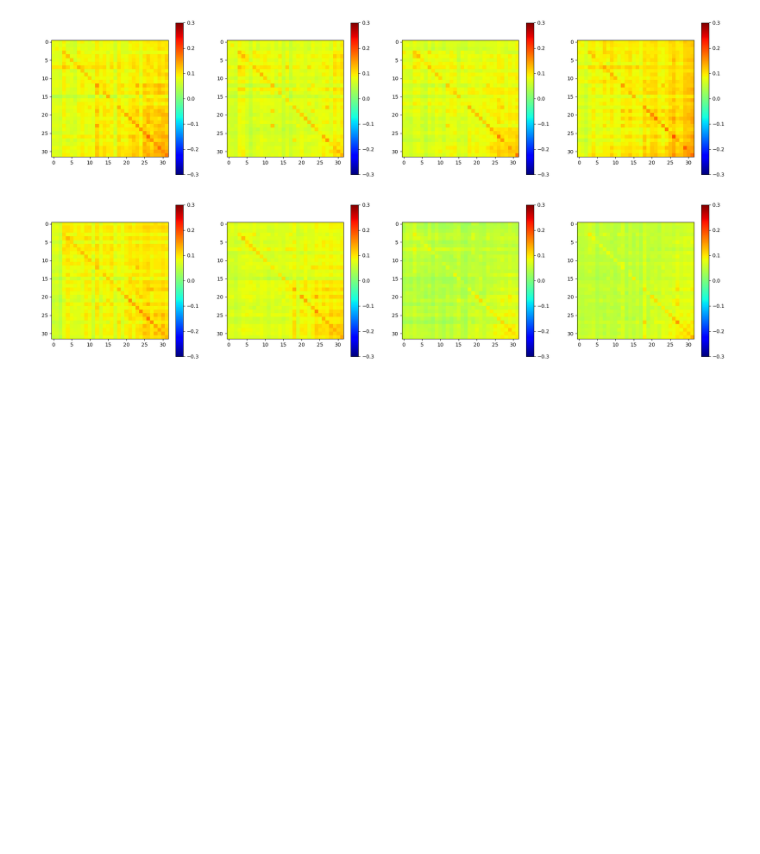
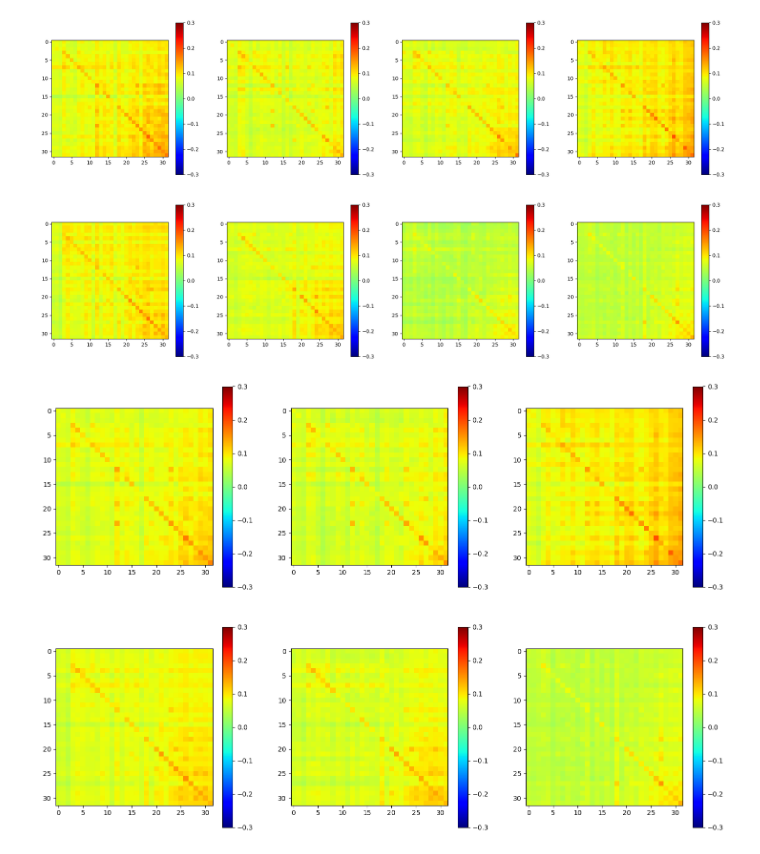
Before and after one commit to zhibinz2/1overf, a Jupyter notebook: CFC/step1_CFC_tryout.ipynb, the cells around one changed output. Saved outputs shown, nothing was run; the diff lists cells and outputs as text; code cells hidden in the pictures; blank space fills up the shorter version.

Commit message:
3 states

```diff
--- a/CFC/step1_CFC_tryout.ipynb
+++ b/CFC/step1_CFC_tryout.ipynb
@@ -425,10 +425,11 @@ syn2names=['Synch','Synco']
 states3names=['Independent','Unidirectional','Bidirectional']
 band_labels = ['Delta','Theta','Alpha','Mu','Beta1','Beta2','Gamma']
 # %%
-# organize into 4 states
+# organize into 4 condition
 mean_AAC_Delta_Gamma_4con = np.zeros((2,4,32,32)) # from "AAC_Delta_Gamma_144.mat"
 for syn in range(2):
     for con in range(4):
+        concate_mat=np.zeros((36,32,32))
         concate_mat=np.concatenate((AAC_Delta_Gamma_144[syn2_condi4_ind[syn][con],0,:,:],
                                     AAC_Delta_Gamma_144[syn2_condi4_ind[syn][con],1,:,:]),axis=0)
         mean_mat=np.mean(concate_mat,axis=0)
@@ -446,0 +446,29 @@ for syn in range(2):
+# %%
+# organize into 3 states
+mean_AAC_Delta_Gamma_3st = np.zeros((2,3,32,32)) # from "AAC_Delta_Gamma_144.mat"
+for syn in range(2):
+    for st in range(3):
+        del(concate_mat)
+        if st == 2: # mutual
+            concate_mat=np.concatenate((AAC_Delta_Gamma_144[syn2_condi4_ind[syn][3],0,:,:],
+                                    AAC_Delta_Gamma_144[syn2_condi4_ind[syn][3],1,:,:]),axis=0)
+        if st == 1: # following
+            concate_mat=np.concatenate((AAC_Delta_Gamma_144[syn2_condi4_ind[syn][1],1,:,:],
+                                    AAC_Delta_Gamma_144[syn2_condi4_ind[syn][2],0,:,:]),axis=0)
+        if st == 0: # independent
+            concate_mat=np.concatenate((AAC_Delta_Gamma_144[syn2_condi4_ind[syn][1],1,:,:],
+                                    AAC_Delta_Gamma_144[syn2_condi4_ind[syn][2],0,:,:],
+                                    AAC_Delta_Gamma_144[syn2_condi4_ind[syn][0],0,:,:],
+                                    AAC_Delta_Gamma_144[syn2_condi4_ind[syn][0],1,:,:],),axis=0)
+
+        mean_mat=np.mean(concate_mat,axis=0)
+        mean_AAC_Delta_Gamma_3st[syn,st,:,:]=mean_mat
+# %%
+fig, ax = plt.subplots(2,3,figsize=(6*3, 6*2))
+for syn in range(2):
+    for st in range(3):
+        plt.sca(ax[syn,st])
+        plt.imshow(mean_AAC_Delta_Gamma_3st[syn,st,:,:],vmin = -0.3,vmax = 0.3, cmap = 'jet')
+        plt.colorbar()
+# %% [output]
+[figure, added]
```
Also changed, not shown: parts of 3 cells of this notebook.
